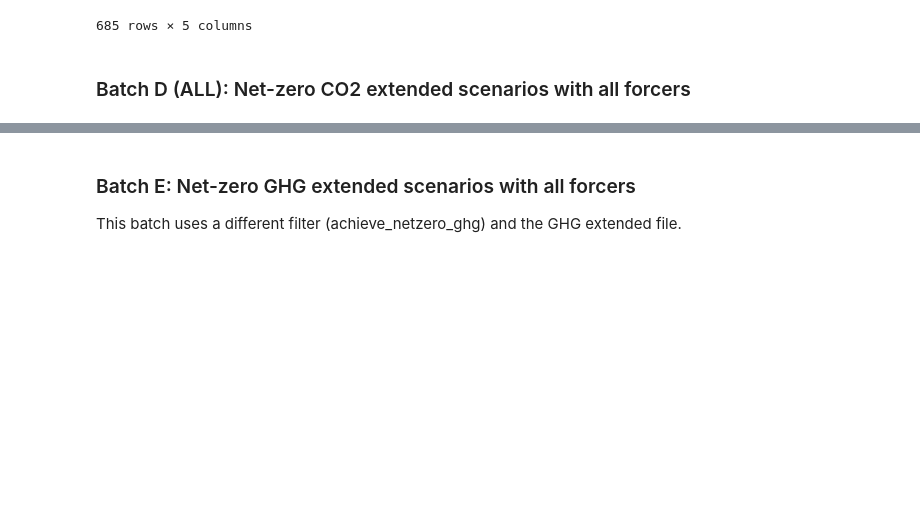
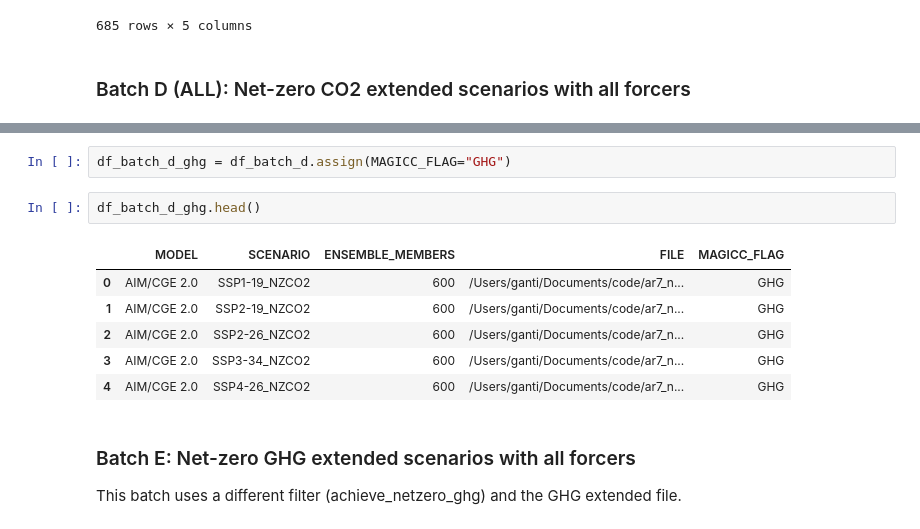
Before and after one commit to gaurav-ganti/netzero_assessment, a Jupyter notebook: analysis/300_prepare_scenarios.ipynb, the cells around one changed output, grey strips where cells are left out. Cells and saved outputs as stored; diff of their text form; blank space fills up the shorter version.

```diff
--- a/analysis/300_prepare_scenarios.ipynb
+++ b/analysis/300_prepare_scenarios.ipynb
@@ -193,3 +172,14 @@ trial_df
+# %%
+df_batch_d_ghg = df_batch_d.assign(MAGICC_FLAG="GHG")
+# %%
+df_batch_d_ghg.head()
+# %% [output]
+|  | MODEL | SCENARIO | ENSEMBLE_MEMBERS | FILE | MAGICC_FLAG |
+| 0 | AIM/CGE 2.0 | SSP1-19_NZCO2 | 600 | /Users/ganti/Documents/code/ar7_n... | GHG |
+| 1 | AIM/CGE 2.0 | SSP2-19_NZCO2 | 600 | /Users/ganti/Documents/code/ar7_n... | GHG |
+| 2 | AIM/CGE 2.0 | SSP2-26_NZCO2 | 600 | /Users/ganti/Documents/code/ar7_n... | GHG |
+| 3 | AIM/CGE 2.0 | SSP3-34_NZCO2 | 600 | /Users/ganti/Documents/code/ar7_n... | GHG |
+| 4 | AIM/CGE 2.0 | SSP4-26_NZCO2 | 600 | /Users/ganti/Documents/code/ar7_n... | GHG |
 # %% [markdown]
 ### Batch E: Net-zero GHG extended scenarios with all forcers
 
```
Also changed, not shown: parts of 15 cells of this notebook.
